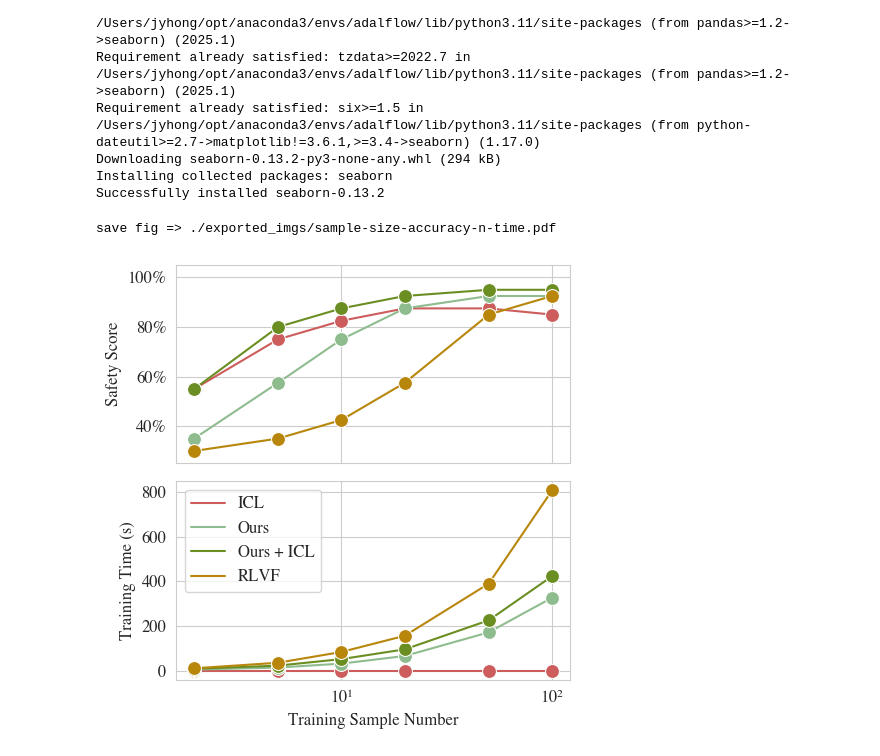
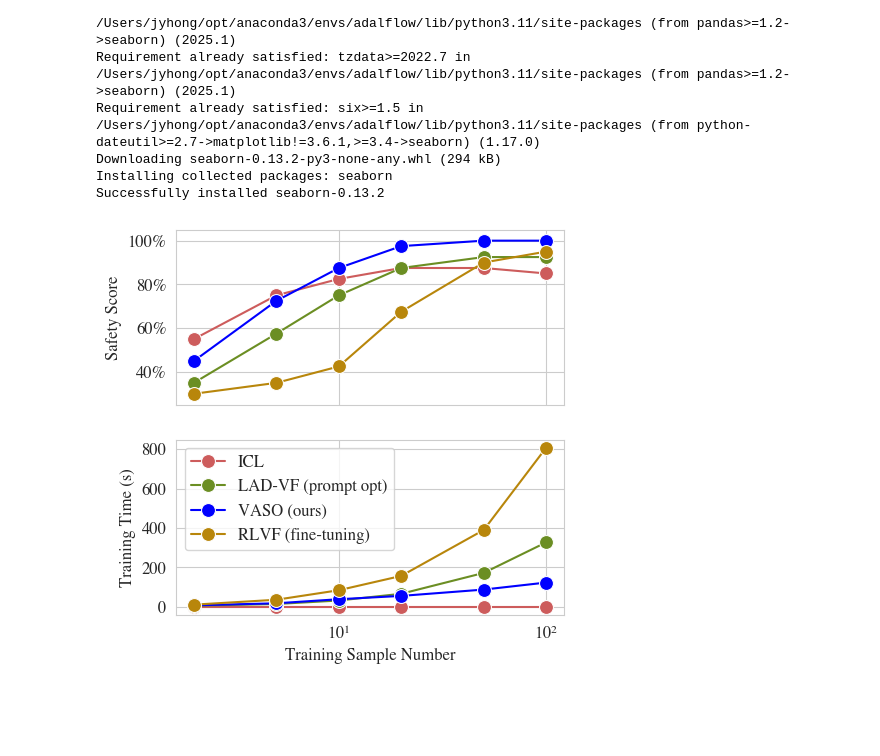
Before and after one commit to yunhaoyang234/skill-optimization, a Jupyter notebook: plot.ipynb, the cells around one changed output. Cells and saved outputs as stored; diff of their text form; code cells hidden in the pictures; blank space fills up the shorter version.

Commit message:
update plot style

```diff
--- a/plot.ipynb
+++ b/plot.ipynb
@@ -42,34 +42,33 @@ def save_fig(fname):
 # %%
 from matplotlib.ticker import PercentFormatter
 
 df = pd.read_csv('results/safe-score-data-size.csv')
 
 df['Category'] = df['Category'].replace('In-Context', 'ICL')
-df['Category'] = df['Category'].replace('Ours + In-Context(2)', 'Ours + ICL(2)')
-df['Category'] = df['Category'].replace('Ours + In-Context(5)', 'Ours + ICL')
-df['Category'] = df['Category'].replace('Fine-tuning (RLVF)', 'RLVF')
+df['Category'] = df['Category'].replace('Prompt Opt (LAD-VF)', 'LAD-VF (prompt opt)')
+df['Category'] = df['Category'].replace('VASO (ours)', 'VASO (ours)')
+df['Category'] = df['Category'].replace('Fine-tuning (RLVF)', 'RLVF (fine-tuning)')
 df = df[df['Category'] != 'Ours + ICL(2)']
 
 fig, axs = plt.subplots(2,1, figsize=(5,5), sharex=True)
 
-kwargs = dict(marker='o', markersize=10, palette=['#CD5C5C', '#8FBC8F', '#6B8E23', '#B8860B'])
+kwargs = dict(marker='o', markersize=10, palette=['#CD5C5C', '#6B8E23', 'blue', '#B8860B'])
 
 ax = axs[0]
 sns.lineplot(df, x='Training Sample Number', y='Safety Score', hue='Category', ax=ax, **kwargs)
 ax.set_ylim(0.25, 1.05)
 # ax.legend(loc="lower right", ncol = 1)
 ax.yaxis.set_major_formatter(PercentFormatter(xmax=1, decimals=0))  # format as percentages
 ax.legend([],[], frameon=False)
 plt.xscale('log')
 
 ax = axs[1]
 # ax = sns.lineplot(df, x='Training Sample Number',y='Training Time (s)',hue='Category', marker='o', linestyle='dashed')
 sns.lineplot(df, x='Training Sample Number', y='Training Time (s)', hue='Category', ax=ax, **kwargs)
 ax.legend(loc="upper left", ncol = 1)
 plt.xscale('log')
 
 
-save_fig('sample-size-accuracy-n-time.pdf')
+# save_fig('sample-size-accuracy-n-time.pdf')
 # %% [output]
-save fig => ./exported_imgs/sample-size-accuracy-n-time.pdf
-[figure, old version]
+[figure, new version]
```
Also changed, not shown: parts of 7 cells of this notebook, 2 other files.
